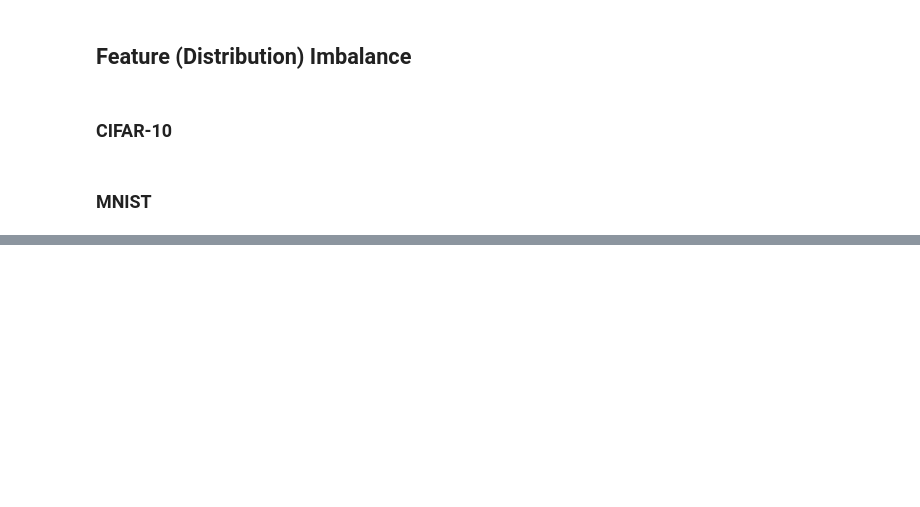
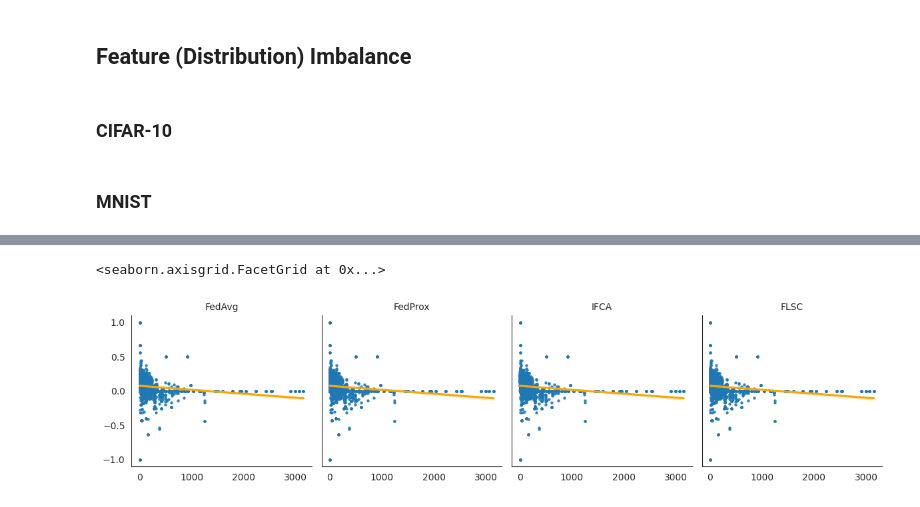
Before and after one commit to lmeinhold/client-benefit-contribution-cfl, a Jupyter notebook: notebooks/Thesis Plots.ipynb, the cells around one changed output, grey strips where cells are left out. Drawn from its saved outputs; the diff is of its cells as text; code cells hidden in the pictures; blank space fills up the shorter version.

```diff
--- a/notebooks/Thesis Plots.ipynb
+++ b/notebooks/Thesis Plots.ipynb
@@ -132,0 +174,5 @@ conn.close()
+# %%
+benefit_imbalance_plots(benefits, measure='label_imbalance')
+# %% [output]
+<seaborn.axisgrid.FacetGrid at 0x...>
+[figure, added]
```
Also changed, not shown: parts of 20 cells of this notebook, 3 other files.
